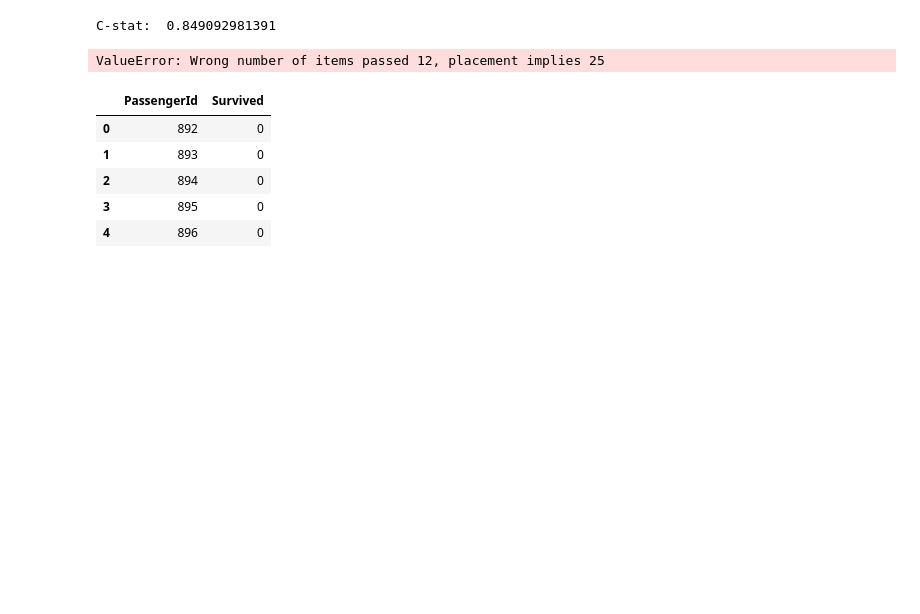
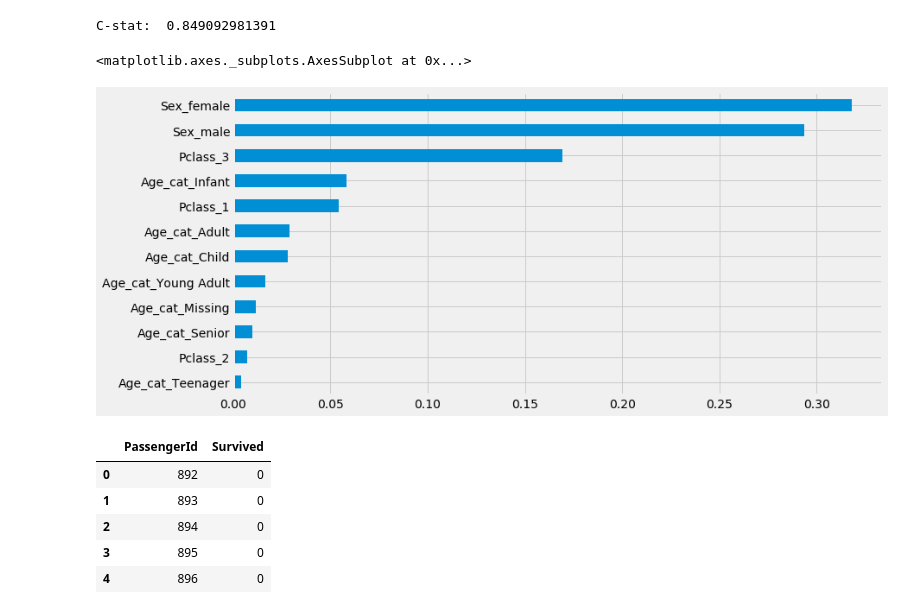
Before and after one commit to CanCeylan/ml-projects, a Jupyter notebook: titanic/RF.ipynb, the cells around one changed output. Cells and saved outputs as stored; diff of their text form; code cells hidden in the pictures; blank space fills up the shorter version.

```diff
--- a/titanic/RF.ipynb
+++ b/titanic/RF.ipynb
@@ -82,11 +82,12 @@ print("C-stat: ",roc)
 # %% [output]
 C-stat:  0.849092981391
 # %%
-feature_importances = pd.Series(model.feature_importances_, index=train.columns)
+feature_importances = pd.Series(model.feature_importances_, index=train[columns].columns)
 feature_importances.sort_values(inplace=True)
 feature_importances.plot(kind='barh', figsize=(12,6))
 # %% [output]
-ValueError: Wrong number of items passed 12, placement implies 25
+<matplotlib.axes._subplots.AxesSubplot at 0x...>
+[figure, added]
 # %%
 predictions = model.predict(test[columns])
 submission_df = {'PassengerId':test['PassengerId'],
```
Also changed, not shown: 6 other files.
